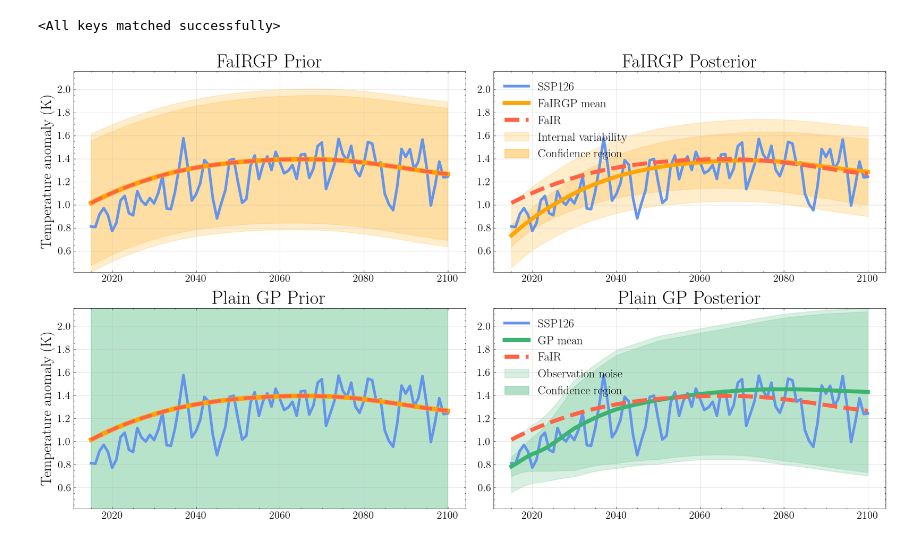
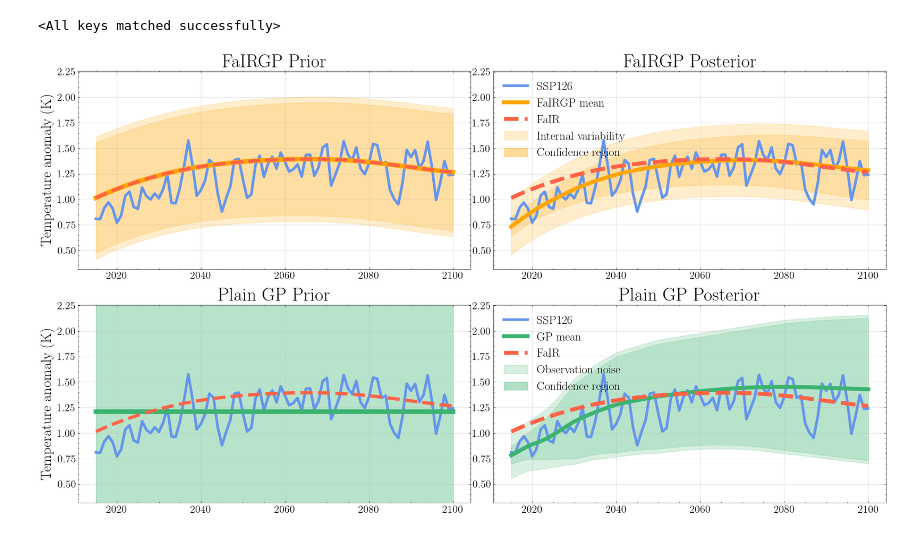
Before and after one commit to shahineb/FaIRGP, a Jupyter notebook: notebooks/SSP-experiment-plots.ipynb, the cells around one changed output. Saved outputs shown, nothing was run; the diff lists cells and outputs as text; code cells hidden in the pictures.

```diff
--- a/notebooks/SSP-experiment-plots.ipynb
+++ b/notebooks/SSP-experiment-plots.ipynb
@@ -52,7 +52,14 @@ fairgpmodel = fairgpmodel.eval()
 
 with torch.no_grad():
     gp_test_prior = gpmodel.forward(X_test)
+    mean = gpmodel.sigma_targets * gp_test_prior.mean + gpmodel.mu_targets
+    covar = gpmodel.sigma_targets.pow(2) * gp_test_prior.covariance_matrix
+    gp_test_prior = gp_test_prior.__class__(mean, covar)
+
     noisy_gp_test_prior = gpmodel.likelihood(gpmodel.forward(X_test))
+    mean = gpmodel.sigma_targets * noisy_gp_test_prior.mean + gpmodel.mu_targets
+    covar = gpmodel.sigma_targets.pow(2) * noisy_gp_test_prior.covariance_matrix
+    noisy_gp_test_prior = noisy_gp_test_prior.__class__(mean, covar)
 
     gp_test_posterior = gpmodel(X_test)
     mean = gpmodel.sigma_targets * gp_test_posterior.mean + gpmodel.mu_targets
@@ -226,7 +213,14 @@ fairgpmodel = fairgpmodel.eval()
 
 with torch.no_grad():
     gp_test_prior = gpmodel.forward(X_test)
+    mean = gpmodel.sigma_targets * gp_test_prior.mean + gpmodel.mu_targets
+    covar = gpmodel.sigma_targets.pow(2) * gp_test_prior.covariance_matrix
+    gp_test_prior = gp_test_prior.__class__(mean, gpytorch.add_jitter(covar))
+
     noisy_gp_test_prior = gpmodel.likelihood(gpmodel.forward(X_test))
+    mean = gpmodel.sigma_targets * noisy_gp_test_prior.mean + gpmodel.mu_targets
+    covar = gpmodel.sigma_targets.pow(2) * noisy_gp_test_prior.covariance_matrix
+    noisy_gp_test_prior = noisy_gp_test_prior.__class__(mean, covar)
 
     gp_test_posterior = gpmodel(X_test)
     mean = gpmodel.sigma_targets * gp_test_posterior.mean + gpmodel.mu_targets
@@ -404,7 +374,14 @@ fairgpmodel = fairgpmodel.eval()
 
 with torch.no_grad():
     gp_test_prior = gpmodel.forward(X_test)
+    mean = gpmodel.sigma_targets * gp_test_prior.mean + gpmodel.mu_targets
+    covar = gpmodel.sigma_targets.pow(2) * gp_test_prior.covariance_matrix
+    gp_test_prior = gp_test_prior.__class__(mean, gpytorch.add_jitter(covar))
+
     noisy_gp_test_prior = gpmodel.likelihood(gpmodel.forward(X_test))
+    mean = gpmodel.sigma_targets * noisy_gp_test_prior.mean + gpmodel.mu_targets
+    covar = gpmodel.sigma_targets.pow(2) * noisy_gp_test_prior.covariance_matrix
+    noisy_gp_test_prior = noisy_gp_test_prior.__class__(mean, covar)
 
     gp_test_posterior = gpmodel(X_test)
     mean = gpmodel.sigma_targets * gp_test_posterior.mean + gpmodel.mu_targets
@@ -423,14 +400,14 @@ with torch.no_grad():
     fairgp_test_posterior = fairgpmodel(test_scenarios)
     noisy_fairgp_test_posterior = fairgpmodel.likelihood(fairgp_test_posterior)
 # %%
-gp_prior_mean = gp_test_prior.mean + test_tas_fair
+gp_prior_mean = gp_test_prior.mean
 gp_prior_lb, gp_prior_ub = gp_test_prior.confidence_region()
-gp_prior_lb = gp_prior_lb.detach() + test_tas_fair
-gp_prior_ub = gp_prior_ub.detach() + test_tas_fair
+gp_prior_lb = gp_prior_lb.detach()
+gp_prior_ub = gp_prior_ub.detach()
 
 noisy_gp_prior_lb, noisy_gp_prior_ub = noisy_gp_test_prior.confidence_region()
-noisy_gp_prior_lb = noisy_gp_prior_lb.detach() + test_tas_fair
-noisy_gp_prior_ub = noisy_gp_prior_ub.detach() + test_tas_fair
+noisy_gp_prior_lb = noisy_gp_prior_lb.detach()
+noisy_gp_prior_ub = noisy_gp_prior_ub.detach()
 
 gp_posterior_mean = noisy_gp_test_posterior.mean
 gp_posterior_lb, gp_posterior_ub = gp_test_posterior.confidence_region()
@@ -462,9 +439,9 @@ noisy_fairgp_posterior_ub = noisy_fairgp_posterior_ub.detach() + test_tas_fair
 fig, ax = plt.subplots(2, 2, figsize=(18, 10))
 
 ymax = max(noisy_fairgp_prior_ub.max(), noisy_fairgp_posterior_ub.max(),
-           noisy_gp_posterior_ub.max())
+           noisy_gp_posterior_ub.max()) + 0.1
 ymin = min(noisy_fairgp_prior_lb.min(), noisy_fairgp_posterior_lb.min(),
-           noisy_gp_posterior_lb.min())
+           noisy_gp_posterior_lb.min()) - 0.1
 
 
 ax[0, 0].plot(test_times, test_tas, lw=4, color='cornflowerblue', label='SSP126')
@@ -497,32 +474,32 @@ legend.legendHandles[4].set_alpha(0.4)
 
 ax[1, 0].plot(test_times, test_tas, lw=4, color='cornflowerblue', label='SSP126')
 ax[1, 0].set_ylabel('Temperature anomaly (K)', fontsize=22)
-ax[1, 0].plot(test_times, gp_prior_mean, color='orange', lw=7, label='Prior mean')
+ax[1, 0].plot(test_times, gp_prior_mean, color='mediumseagreen', lw=7, label='Prior mean')
 ax[1, 0].plot(test_times, test_tas_fair, color='tomato', ls='--', lw=5, label='FaIR')
 ax[1, 0].fill_between(test_times, gp_prior_lb, gp_prior_ub, alpha=0.2, color='mediumseagreen')
 ax[1, 0].fill_between(test_times, noisy_gp_prior_lb, noisy_gp_prior_ub, alpha=0.2, color='mediumseagreen')
 ax[1, 0].tick_params(labelsize=16)
 ax[1, 0].grid(alpha=0.5)
 ax[1, 0].set_ylim(ymin, ymax)
 ax[1, 0].set_title(r'Plain GP Prior', fontsize=28)
 
 ax[1, 1].plot(test_times, test_tas, lw=4, color='cornflowerblue', label='SSP126')
 ax[1, 1].plot(test_times, gp_posterior_mean, color='mediumseagreen', lw=6, label='GP mean')
 ax[1, 1].plot(test_times, test_tas_fair, color='tomato', ls='--', lw=6, label='FaIR')
 ax[1, 1].fill_between(test_times, gp_posterior_lb, gp_posterior_ub, alpha=0.2, color='mediumseagreen',
                    label='Observation noise')
 ax[1, 1].fill_between(test_times, noisy_gp_posterior_lb, noisy_gp_posterior_ub, alpha=0.2, color='mediumseagreen',
                label='Confidence region')
 ax[1, 1].tick_params(labelsize=16)
 ax[1, 1].grid(alpha=0.5)
 ax[1, 1].set_ylim(ymin, ymax)
 ax[1, 1].set_title(r'Plain GP Posterior', fontsize=28)
 
 legend = ax[1, 1].legend(loc='upper left', fontsize=18)
 legend.legendHandles[4].set_alpha(0.4)
 
 plt.tight_layout()
 # plt.savefig('SSP126-prediction.png', dpi=300)
 plt.show()
 # %% [output]
-[figure, old version]
+[figure, new version]
```
Also changed, not shown: parts of 10 cells of this notebook, 10 other files.
